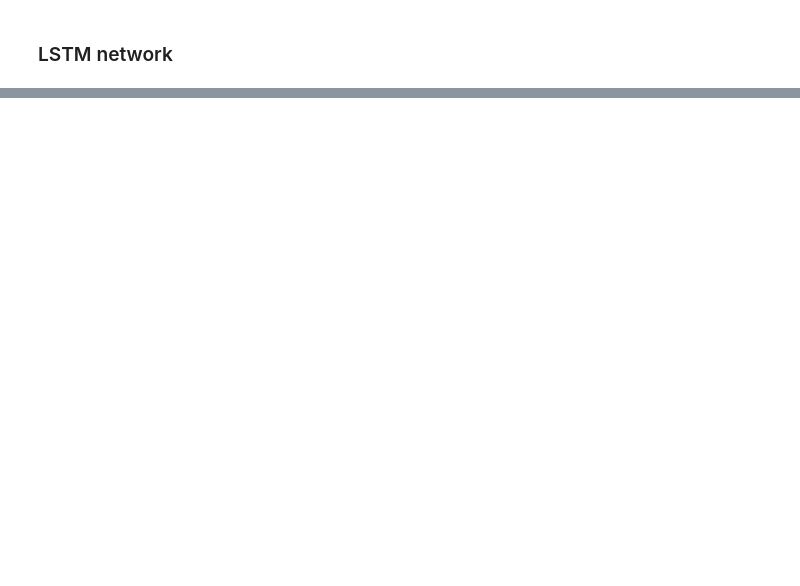
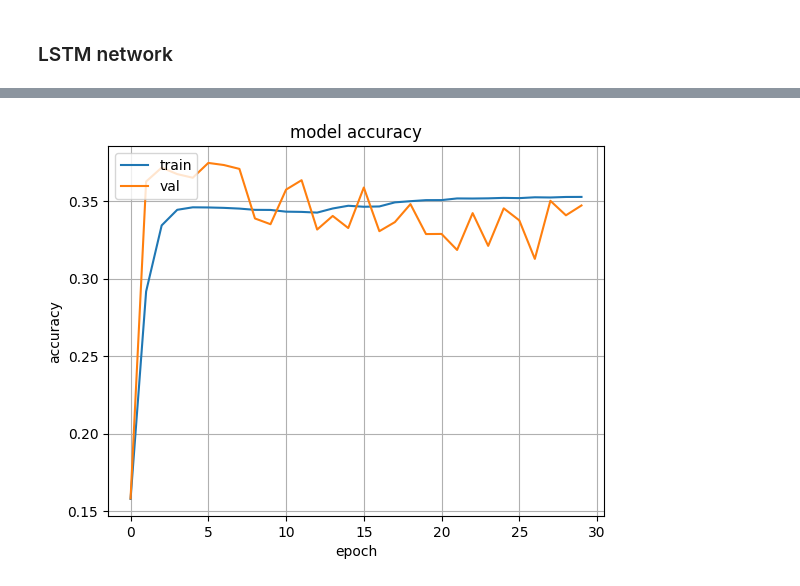
Before and after one commit to PiotrCenda/lang-detection, a Jupyter notebook: lang_detection_neural.ipynb, the cells around one changed output, grey strips where cells are left out. Saved outputs shown, nothing was run; the diff lists cells and outputs as text; code cells hidden in the pictures; blank space fills up the shorter version.

```diff
--- a/lang_detection_neural.ipynb
+++ b/lang_detection_neural.ipynb
@@ -377,0 +469,2 @@ model_rec.save_weights(save_path + 'lstm_network.h5')
+# %%
+x_train_custom, x_test_custom, y_train_custom, y_test_custom = train_test_split(x_custom, y_custom, test_size=0.3, shuffle=True)
@@ -377,0 +487,20 @@ model_rec.save_weights(save_path + 'lstm_network.h5')
+# %%
+our_model = models.Sequential()
+
+# our_model.add(layers.Embedding(tokenizer_len, 8, input_length=input_length_custom, mask_zero=True, embeddings_regularizer='l1_l2'))
+# our_model.add(layers.Flatten())
+# our_model.add(layers.Dense(1024, activation='relu', kernel_regularizer='l1_l2'))
+# our_model.add(layers.Dropout(0.2))
+our_model.add(layers.Dense(256, activation='relu', kernel_regularizer='l1_l2', input_shape=(input_length_custom,)))
+our_model.add(layers.Dropout(0.2))
+our_model.add(layers.Dense(512, activation='relu', kernel_regularizer='l1_l2'))
+our_model.add(layers.Dropout(0.3))
+our_model.add(layers.Dense(1024, activation='relu', kernel_regularizer='l1_l2'))
+our_model.add(layers.Dropout(0.3))
+our_model.add(layers.Dense(2048, activation='relu', kernel_regularizer='l1_l2'))
+our_model.add(layers.Dropout(0.3))
+our_model.add(layers.Dense(256, activation='relu', kernel_regularizer='l1_l2'))
+our_model.add(layers.Dropout(0.3))
+our_model.add(layers.Dense(lang_count, activation='softmax'))
+
+our_model.summary()
@@ -377,0 +525,10 @@ model_rec.save_weights(save_path + 'lstm_network.h5')
+# %%
+optimizer = tf.keras.optimizers.Adam(learning_rate=1e-3)
+loss = tf.keras.losses.CategoricalCrossentropy()
+
+our_model.compile(loss=loss, optimizer=optimizer, metrics=['accuracy'])
+# %%
+batch_size = 1024
+epochs = 30
+
+hist_our = our_model.fit(x_train_custom, y_train_custom, batch_size=batch_size, epochs=epochs, validation_data=(x_test_custom, y_test_custom))
@@ -377,0 +553,11 @@ model_rec.save_weights(save_path + 'lstm_network.h5')
+# %%
+plt.plot(hist_our.history['accuracy'])
+plt.plot(hist_our.history['val_accuracy'])
+plt.title('model accuracy')
+plt.ylabel('accuracy')
+plt.xlabel('epoch')
+plt.legend(['train', 'val'], loc='upper left')
+plt.grid()
+plt.show()
+# %% [output]
+[figure, added]
```
Also changed, not shown: parts of 39 cells of this notebook, 6 other files.
